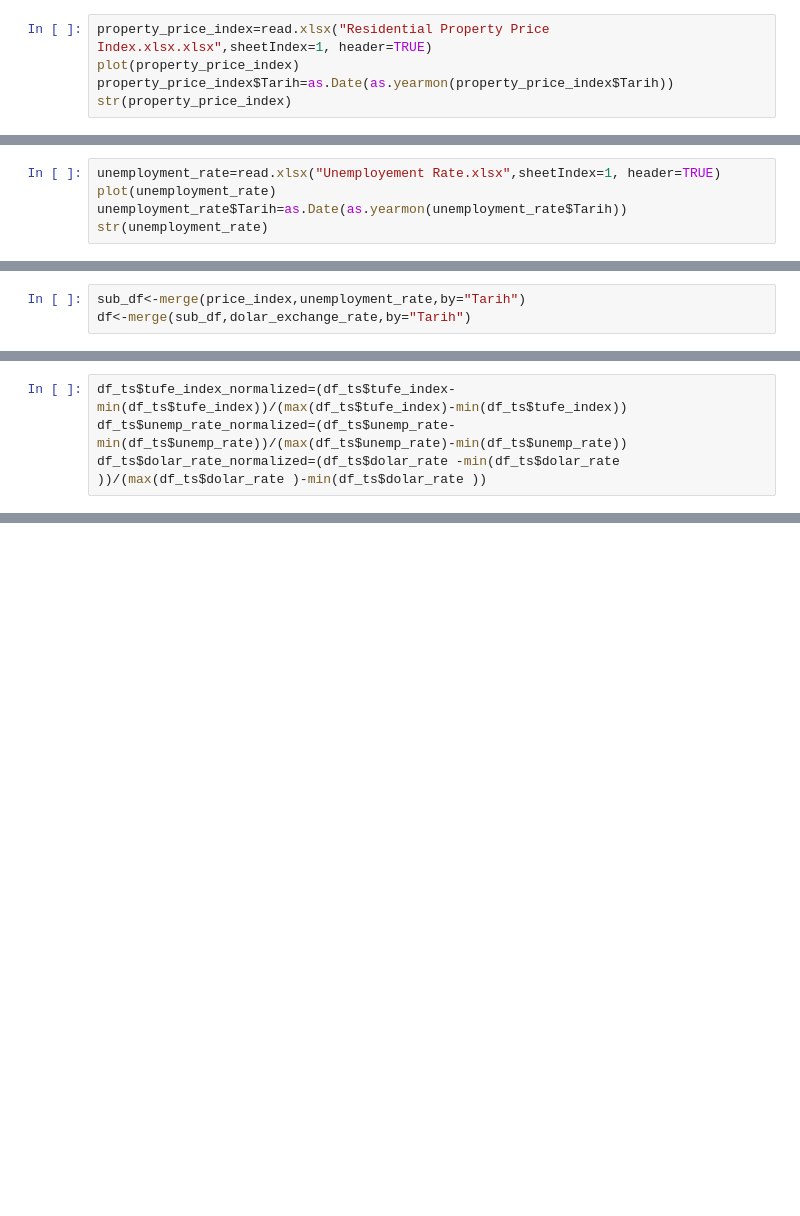
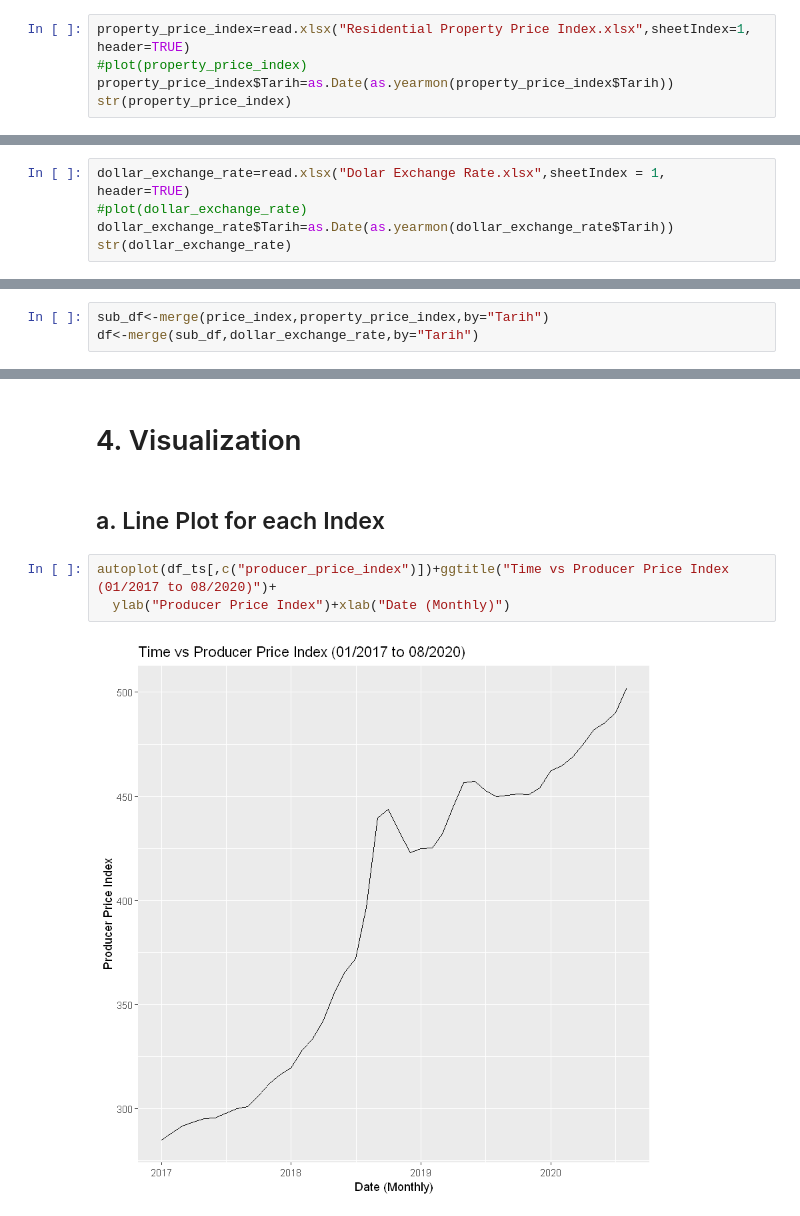
Before and after one commit to BU-IE-360/fall20-mbahadir, a Jupyter notebook: Homework2/Homework2.ipynb, the cells around one changed output, grey strips where cells are left out. Cells and saved outputs as stored; diff of their text form; blank space fills up the shorter version.

```diff
--- a/Homework2/Homework2.ipynb
+++ b/Homework2/Homework2.ipynb
@@ -43,5 +31,5 @@ str(price_index)
 # %%
-property_price_index=read.xlsx("Residential Property Price Index.xlsx.xlsx",sheetIndex=1, header=TRUE)
-plot(property_price_index)
+property_price_index=read.xlsx("Residential Property Price Index.xlsx",sheetIndex=1, header=TRUE)
+#plot(property_price_index)
 property_price_index$Tarih=as.Date(as.yearmon(property_price_index$Tarih))
 str(property_price_index)
@@ -48,5 +40,5 @@ str(property_price_index)
 # %%
-unemployment_rate=read.xlsx("Unemployement Rate.xlsx",sheetIndex=1, header=TRUE)
-plot(unemployment_rate)
-unemployment_rate$Tarih=as.Date(as.yearmon(unemployment_rate$Tarih))
-str(unemployment_rate)
+dollar_exchange_rate=read.xlsx("Dolar Exchange Rate.xlsx",sheetIndex = 1, header=TRUE)
+#plot(dollar_exchange_rate)
+dollar_exchange_rate$Tarih=as.Date(as.yearmon(dollar_exchange_rate$Tarih))
+str(dollar_exchange_rate)
@@ -58,3 +51,3 @@ str(dolar_exchange_rate)
 # %%
-sub_df<-merge(price_index,unemployment_rate,by="Tarih")
-df<-merge(sub_df,dolar_exchange_rate,by="Tarih")
+sub_df<-merge(price_index,property_price_index,by="Tarih")
+df<-merge(sub_df,dollar_exchange_rate,by="Tarih")
@@ -68,4 +67,0 @@ colnames(df_ts)[3]<-"dolar_rate"
-# %%
-df_ts$tufe_index_normalized=(df_ts$tufe_index-min(df_ts$tufe_index))/(max(df_ts$tufe_index)-min(df_ts$tufe_index))
-df_ts$unemp_rate_normalized=(df_ts$unemp_rate-min(df_ts$unemp_rate))/(max(df_ts$unemp_rate)-min(df_ts$unemp_rate))
-df_ts$dolar_rate_normalized=(df_ts$dolar_rate -min(df_ts$dolar_rate ))/(max(df_ts$dolar_rate )-min(df_ts$dolar_rate ))
@@ -100,0 +72,9 @@ ggpairs(data.frame(df_ts_req))
+# %% [markdown]
+# 4. Visualization
+# %% [markdown]
+## a. Line Plot for each Index
+# %%
+autoplot(df_ts[,c("producer_price_index")])+ggtitle("Time vs Producer Price Index (01/2017 to 08/2020)")+
+  ylab("Producer Price Index")+xlab("Date (Monthly)")
+# %% [output]
+[figure, added]
```
Also changed, not shown: parts of 54 cells of this notebook, 1 other file.
